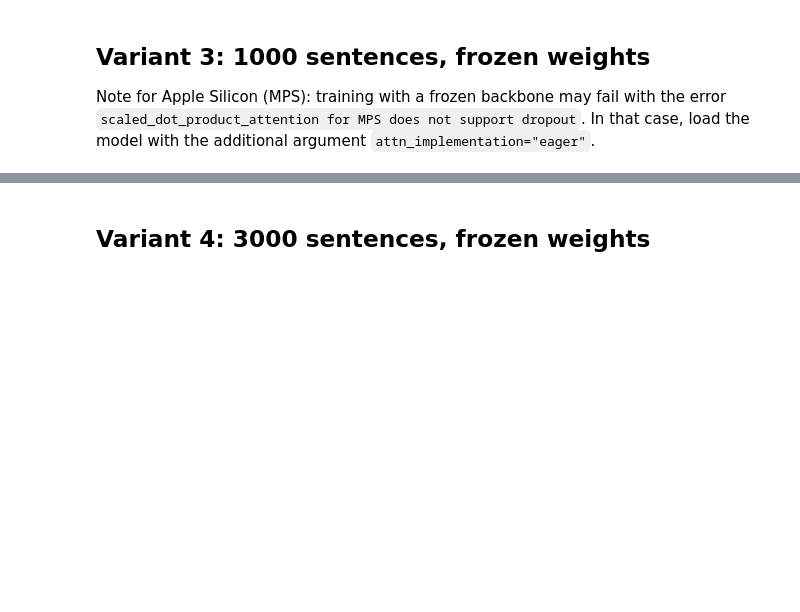
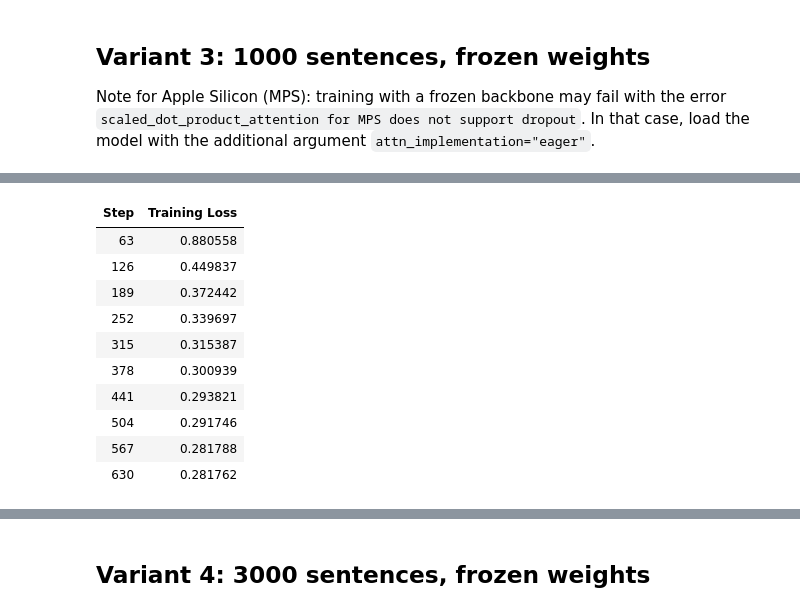
Before and after one commit to syongchaiwat/ML4NLP1-2026-Tutorial-Notebooks, a Jupyter notebook: exercises/ex4/ex4_ner.ipynb, the cells around one changed output, grey strips where cells are left out. Cells and saved outputs as stored; diff of their text form; code cells hidden in the pictures; blank space fills up the shorter version.

```diff
--- a/exercises/ex4/ex4_ner.ipynb
+++ b/exercises/ex4/ex4_ner.ipynb
@@ -88,3 +111,5 @@ from transformers import AutoTokenizer
 import torch
 
 # TODO: Load the tokenizer
+model_name = "google-bert/bert-base-german-cased"
+tokenizer = AutoTokenizer.from_pretrained(model_name)
@@ -102,8 +208,8 @@ def encode_and_align_labels(dataset, tokenizer, max_sequence_length):
 # %%
 # TODO: Encode the two training sets and the test set by applying the function above
-encoded_test_set = ...
-encoded_train_set1000 = ...
-encoded_train_set3000 = ...
+encoded_test_set = encode_and_align_labels(test_set, tokenizer, max_sequence_length)
+encoded_train_set1000 = encode_and_align_labels(train_set1000, tokenizer, max_sequence_length)
+encoded_train_set3000 = encode_and_align_labels(train_set3000, tokenizer, max_sequence_length)
 
 # Set format for PyTorch
 encoded_test_set.set_format(
@@ -194,2 +387,4 @@ Note: if you pass the tokenizer to the `Trainer`, use the argument `processing_c
 # %% [markdown]
 **TODO: Train your model ⚡ GPU: about 3 min for variant 1 and up to 12 min for variant 4 on the course JupyterHub**
+# %%
+trainer_v1.train()
@@ -205,0 +406,9 @@ To avoid rerunning, please also print the metrics of each model that completed t
+# %%
+preds_v1 = trainer_v1.predict(encoded_test_set)
+metrics = compute_metrics(preds_v1)
+variant_results["1. Whole model fine-tuned, 1000 sentences"] = {
+    **metrics,
+    "trainable_params": trainable_v1,
+    "total_params": total_v1,
+}
+print(metrics)
@@ -218,0 +516,50 @@ if device == 'cuda':
+# %%
+del model_v2, trainer_v2
+gc.collect()
+if device == 'cuda':
+    torch.cuda.empty_cache()
+
+extra_model_kwargs = {"attn_implementation": "eager"} if device == "mps" else {}
+model_v3 = AutoModelForTokenClassification.from_pretrained(
+    model_name,
+    num_labels=len(ner_tags),
+    id2label=id2tag,
+    label2id=ner_tags,
+    **extra_model_kwargs,
+)
+model_v3 = freeze_weights(model_v3)
+trainable_v3, total_v3 = count_trainable_parameters(model_v3)
+print(f"Variant 3 trainable parameters: {trainable_v3:,} / {total_v3:,}")
+
+training_args_v3 = TrainingArguments(
+    output_dir="./results/variant_3",
+    learning_rate=1e-3,
+    per_device_train_batch_size=16,
+    per_device_eval_batch_size=16,
+    num_train_epochs=10,
+    logging_strategy="epoch",
+    save_strategy="no",
+    report_to="none",
+    seed=42,
+)
+
+trainer_v3 = Trainer(
+    model=model_v3,
+    args=training_args_v3,
+    train_dataset=encoded_train_set1000,
+    eval_dataset=encoded_test_set,
+    processing_class=tokenizer,
+    compute_metrics=compute_metrics,
+)
+
+trainer_v3.train()
+
+preds_v3 = trainer_v3.predict(encoded_test_set)
+metrics_v3 = compute_metrics(preds_v3)
+variant_results["3. Frozen backbone, 1000 sentences"] = {
+    **metrics_v3,
+    "trainable_params": trainable_v3,
+    "total_params": total_v3,
+}
+print("Variant 3 Metrics:", metrics_v3)
+# %% [output]
@@ -218,0 +586,11 @@ if device == 'cuda':
+| Step | Training Loss |
+| 63 | 0.880558 |
+| 126 | 0.449837 |
+| 189 | 0.372442 |
+| 252 | 0.339697 |
+| 315 | 0.315387 |
+| 378 | 0.300939 |
+| 441 | 0.293821 |
+| 504 | 0.291746 |
+| 567 | 0.281788 |
+| 630 | 0.281762 |
```
Also changed, not shown: parts of 24 cells of this notebook.
